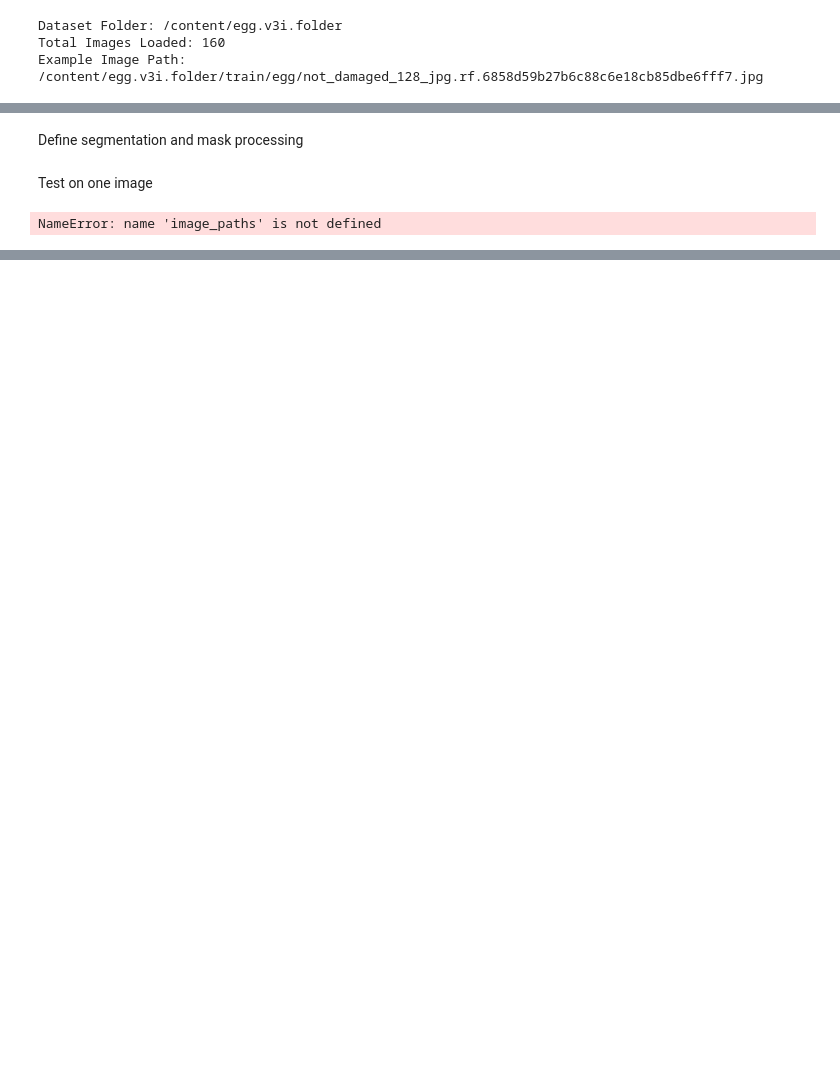
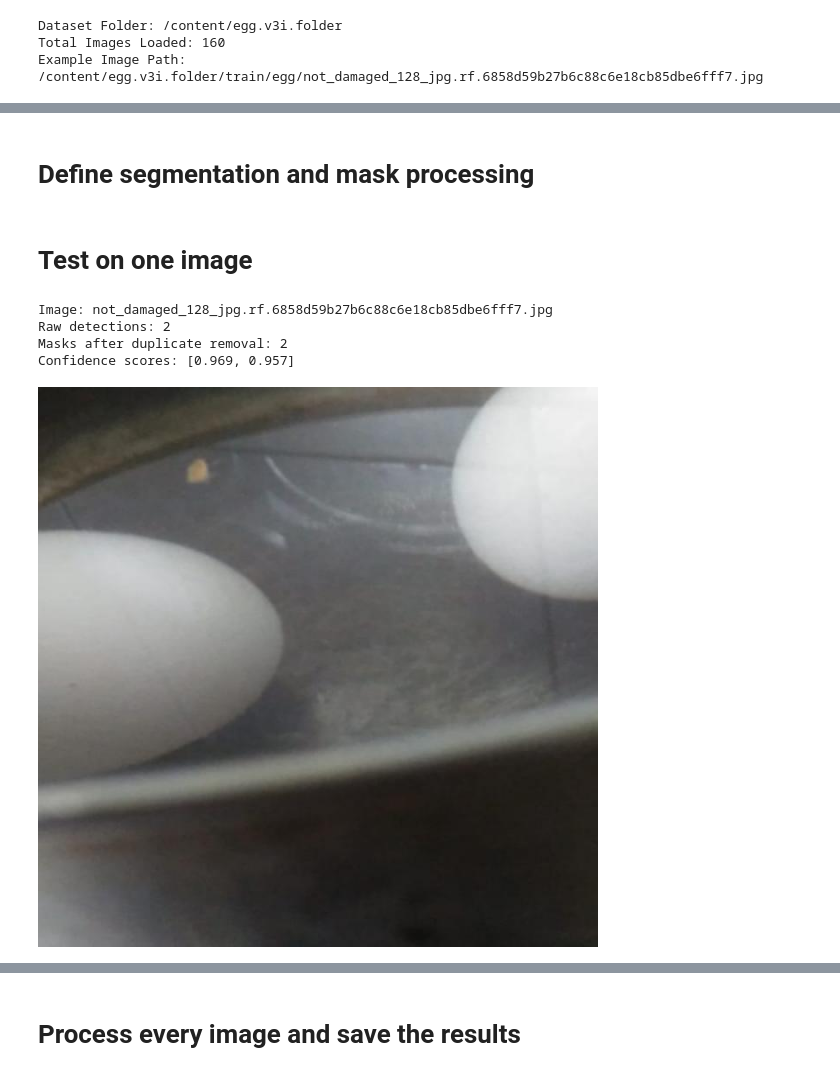
Before and after one commit to dptel22/Nosh-Robotics, a Jupyter notebook: Task_1.ipynb, the cells around one changed output, grey strips where cells are left out. Cells and saved outputs as stored; diff of their text form; code cells hidden in the pictures; blank space fills up the shorter version.

```diff
--- a/Task_1.ipynb
+++ b/Task_1.ipynb
@@ -108,5 +105,5 @@ SAM 3 loaded on: cuda
 # %% [markdown]
-Define segmentation and mask processing
+# Define segmentation and mask processing
 # %%
 from PIL import Image
 import numpy as np
@@ -122,12 +119,13 @@ def segment_image(path):
             prompt="egg",
         )
 
-    masks = result["masks"].detach().cpu().numpy()
+    # Cast to float to safely convert from BFloat16 to NumPy
+    masks = result["masks"].detach().float().cpu().numpy()
     if masks.ndim == 4:
         masks = masks[:, 0]  # (N, 1, H, W) -> (N, H, W)
 
     masks = masks.astype(bool)
-    scores = result["scores"].detach().cpu().numpy().reshape(-1)
+    scores = result["scores"].detach().float().cpu().numpy().reshape(-1)
 
     return image, masks, scores
 
@@ -194,21 +192,31 @@ def make_overlay(image, masks, scores, kept):
 
     return Image.fromarray(result)
 # %% [markdown]
-Test on one image
+# Test on one image
 # %%
 from IPython.display import display
+import torch
 
+# Map the loaded dataset images variable
+image_paths = all_images
 sample_path = image_paths[0]
 
-image, masks, scores = segment_image(sample_path)
+# Wrap the segmentation call with automatic mixed precision autocasting to prevent the dtype mismatch
+with torch.autocast(device_type=device, dtype=torch.bfloat16):
+    image, masks, scores = segment_image(sample_path)
+
 kept = select_masks(masks, scores)
 
 print("Image:", sample_path.name)
 print("Raw detections:", len(masks))
 print("Masks after duplicate removal:", len(kept))
 print("Confidence scores:", [round(float(scores[i]), 3) for i in kept])
 
 display(image)
 display(make_overlay(image, masks, scores, kept))
 # %% [output]
-NameError: name 'image_paths' is not defined
+Image: not_damaged_128_jpg.rf.6858d59b27b6c88c6e18cb85dbe6fff7.jpg
+Raw detections: 2
+Masks after duplicate removal: 2
+Confidence scores: [0.969, 0.957]
+[figure, added]
@@ -214,0 +224,2 @@ NameError: name 'image_paths' is not defined
+# %% [markdown]
+# Process every image and save the results
```
Also changed, not shown: parts of 16 cells of this notebook.
